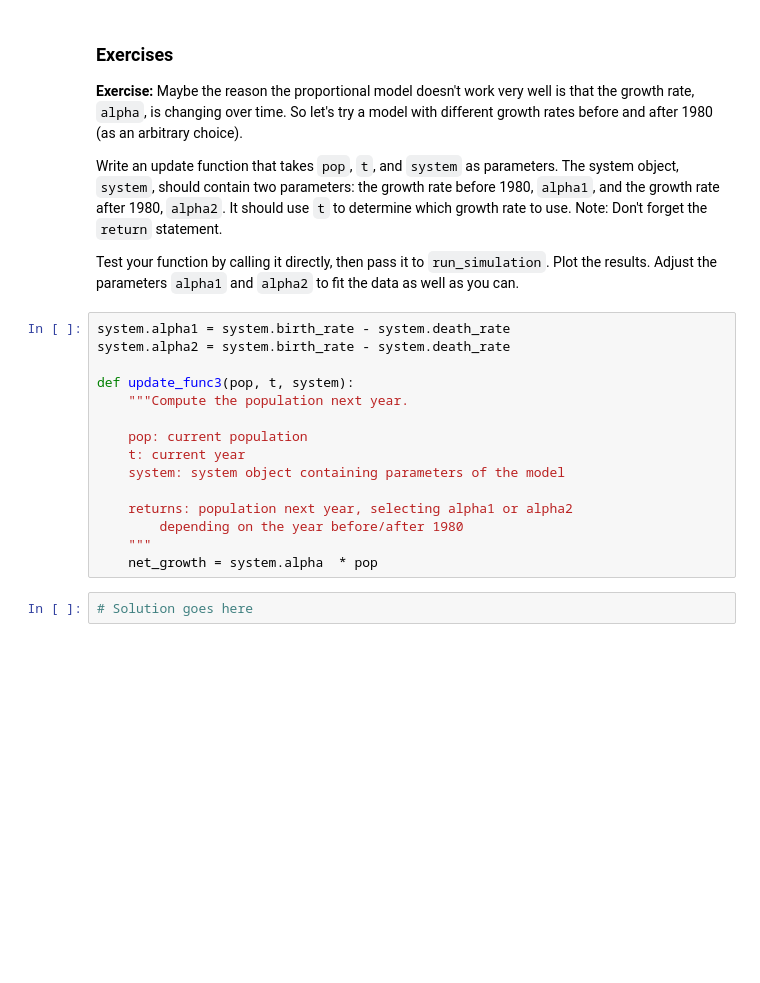
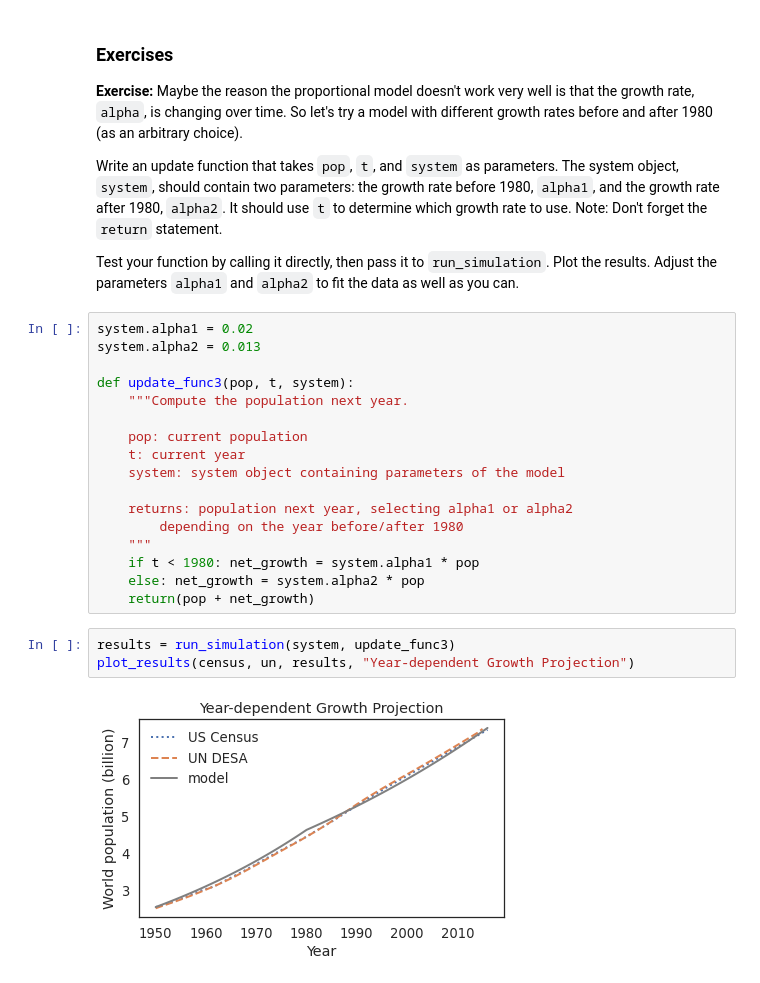
Before and after one commit to SamReeves/604, a Jupyter notebook: w3/chap06.ipynb, the cells around one changed output. Drawn from its saved outputs; the diff is of its cells as text; blank space fills up the shorter version.

```diff
--- a/w3/chap06.ipynb
+++ b/w3/chap06.ipynb
@@ -265,8 +265,8 @@ Write an update function that takes `pop`, `t`, and `system` as parameters.  The
 
 Test your function by calling it directly, then pass it to `run_simulation`.  Plot the results.  Adjust the parameters `alpha1` and `alpha2` to fit the data as well as you can.
 # %%
-system.alpha1 = system.birth_rate - system.death_rate
-system.alpha2 = system.birth_rate - system.death_rate
+system.alpha1 = 0.02
+system.alpha2 = 0.013
 
 def update_func3(pop, t, system):
     """Compute the population next year.
@@ -278,6 +278,11 @@ def update_func3(pop, t, system):
     returns: population next year, selecting alpha1 or alpha2
         depending on the year before/after 1980
     """
-    net_growth = system.alpha  * pop
+    if t < 1980: net_growth = system.alpha1 * pop
+    else: net_growth = system.alpha2 * pop
+    return(pop + net_growth)
-# %%
-# Solution goes here
+# %%
+results = run_simulation(system, update_func3)
+plot_results(census, un, results, "Year-dependent Growth Projection")
+# %% [output]
+[figure, added]
```
Also changed, not shown: 7 other files.
